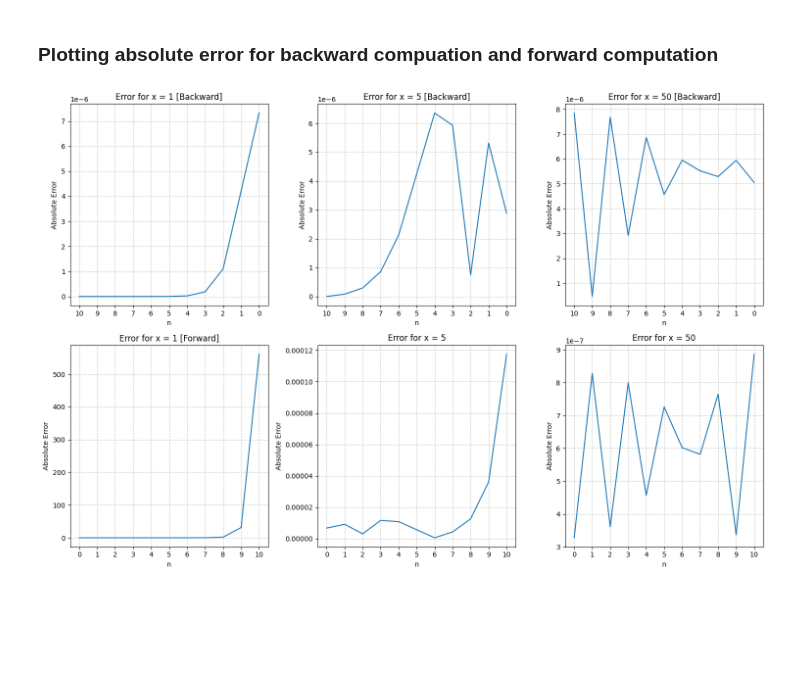
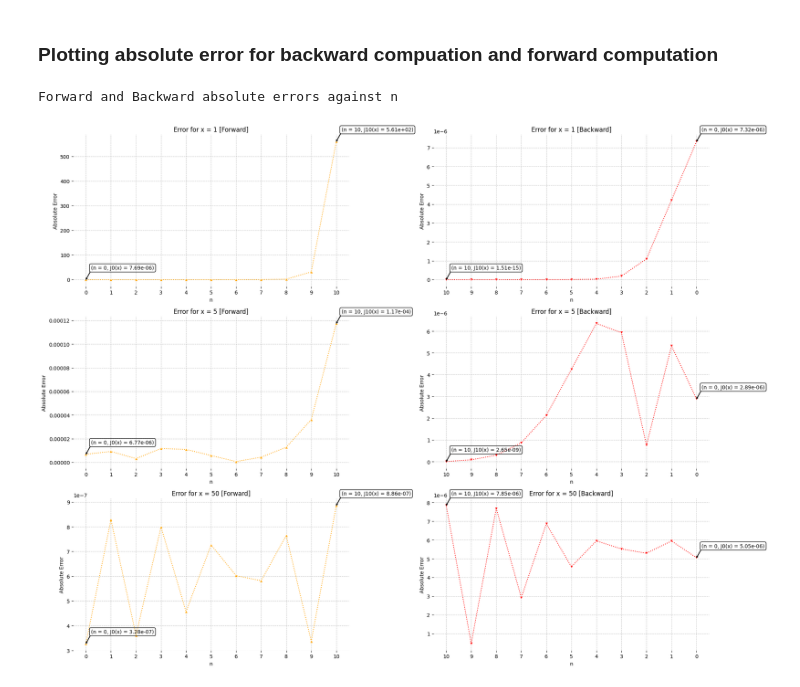
Before and after one commit to pesricha/DS288-Numerical-Methods, a Jupyter notebook: Homework-1.ipynb, the cells around one changed output. Drawn from its saved outputs; the diff is of its cells as text; code cells hidden in the pictures; blank space fills up the shorter version.

Commit message:
Beautified Graphs

```diff
--- a/Homework-1.ipynb
+++ b/Homework-1.ipynb
@@ -123,67 +123,102 @@ Table 1.2: Result of Backward Computation.
 # %% [markdown]
 ### Plotting absolute error for backward compuation and forward computation
 # %%
-plt.figure(figsize=(15, 10))
+fig =plt.figure(figsize=(20, 15))
 custom_xticks = range(0, 11, 1)
 
+def annotate_points(ax, data, y_col):
+    for i in [0, 10]:
+        ax.annotate(
+            f"(n = {data.index[i]}, J{data.index[i]}(x) = {data[y_col].iloc[i]:.2e})",
+            (data.index[i], data[y_col].iloc[i]),
+            textcoords="offset points",
+            xytext=(10,20),  # Adjust the text offset here
+            # ha='center',
+            fontsize=10,
+            bbox=dict(facecolor="none", edgecolor='black', boxstyle='round,pad=0.3'),
+            arrowprops=dict(facecolor='black', shrinkA=5, shrinkB=5, width=0.5, headwidth=3,headlength=3)
+        )
+
+def subplot_borders_off(ax):
+    ax.spines['top'].set_visible(False)
+    ax.spines['right'].set_visible(False)
+    ax.spines['left'].set_visible(False)
+    ax.spines['bottom'].set_visible(False)
+
+
 # Plot for x = 1
-plt.subplot(2, 3, 1)
-sns.lineplot(data=absolute_error_computed_backward, x='n', y='Jn(1)')
+ax1 = plt.subplot(3, 2, 2)
+sns.lineplot(data=absolute_error_computed_backward, x='n', y='Jn(1)', marker='v',  linestyle=':', color= 'red', ax=ax1)
 plt.title('Error for x = 1 [Backward]')
 plt.xlabel('n')
 plt.ylabel('Absolute Error')
 plt.grid(True, linestyle='--', alpha=0.7)
 plt.xticks(ticks=custom_xticks)
 plt.gca().invert_xaxis()
+annotate_points(ax1, absolute_error_computed_backward, 'Jn(1)')
+subplot_borders_off(ax1)
 
 # Plot for x = 5
-plt.subplot(2, 3, 2)
-sns.lineplot(data=absolute_error_computed_backward, x='n', y='Jn(5)')
+ax2 = plt.subplot(3, 2, 4)
+sns.lineplot(data=absolute_error_computed_backward, x='n', y='Jn(5)', marker='v',  linestyle=':', color= 'red', ax= ax2)
 plt.title('Error for x = 5 [Backward]')
 plt.xlabel('n')
 plt.ylabel('Absolute Error')
 plt.grid(True, linestyle='--', alpha=0.7)
 plt.xticks(ticks=custom_xticks)
 plt.gca().invert_xaxis()
+annotate_points(ax2, absolute_error_computed_backward, 'Jn(5)')
+subplot_borders_off(ax2)
 
 # Plot for x = 50
-plt.subplot(2, 3, 3)
-sns.lineplot(data=absolute_error_computed_backward, x='n', y='Jn(50)')
+ax3 = plt.subplot(3, 2, 6)
+sns.lineplot(data=absolute_error_computed_backward, x='n', y='Jn(50)', marker='v',  linestyle=':', color= 'red')
 plt.title('Error for x = 50 [Backward]')
 plt.xlabel('n')
 plt.ylabel('Absolute Error')
 plt.xticks(ticks=custom_xticks)
 plt.grid(True, linestyle='--', alpha=0.7)
 plt.gca().invert_xaxis()
+annotate_points(ax3, absolute_error_computed_backward, 'Jn(50)')
+subplot_borders_off(ax3)
 
 # Plot for x = 1
-plt.subplot(2, 3, 4)
-sns.lineplot(data=absolute_error_computed_forward, x='n', y='Jn(1)')
+ax4 = plt.subplot(3, 2, 1)
+sns.lineplot(data=absolute_error_computed_forward, x='n', y='Jn(1)', marker='^',  linestyle=':', color= 'orange')
 plt.title('Error for x = 1 [Forward]')
 plt.xlabel('n')
 plt.ylabel('Absolute Error')
 plt.grid(True, linestyle='--', alpha=0.7)
 plt.xticks(ticks=custom_xticks)
+annotate_points(ax4, absolute_error_computed_forward, 'Jn(1)')
+subplot_borders_off(ax4)
 
 # Plot for x = 5
-plt.subplot(2, 3, 5)
-sns.lineplot(data=absolute_error_computed_forward, x='n', y='Jn(5)')
-plt.title('Error for x = 5')
+ax5 = plt.subplot(3, 2, 3)
+sns.lineplot(data=absolute_error_computed_forward, x='n', y='Jn(5)', marker='^',  linestyle=':', color= 'orange')
+plt.title('Error for x = 5 [Forward]')
 plt.xlabel('n')
 plt.ylabel('Absolute Error')
 plt.grid(True, linestyle='--', alpha=0.7)
 plt.xticks(ticks=custom_xticks)
+annotate_points(ax5, absolute_error_computed_forward, 'Jn(5)')
+subplot_borders_off(ax5)
 
 # Plot for x = 50
-plt.subplot(2, 3, 6)
-sns.lineplot(data=absolute_error_computed_forward, x='n', y='Jn(50)')
-plt.title('Error for x = 50')
+ax6 = plt.subplot(3, 2, 5)
+sns.lineplot(data=absolute_error_computed_forward, x='n', y='Jn(50)', marker='^',  linestyle=':', color= 'orange')
+plt.title('Error for x = 50 [Forward]')
 plt.xlabel('n')
 plt.ylabel('Absolute Error')
 plt.xticks(ticks=custom_xticks)
 plt.grid(True, linestyle='--', alpha=0.7)
+annotate_points(ax6, absolute_error_computed_forward, 'Jn(50)')
+subplot_borders_off(ax6)
+
+print("Forward and Backward absolute errors against n")
 
 plt.tight_layout()
 plt.show()
 # %% [output]
+Forward and Backward absolute errors against n
-[figure, old version]
+[figure, new version]
```
Also changed, not shown: parts of 1 cell of this notebook, 1 other file.
